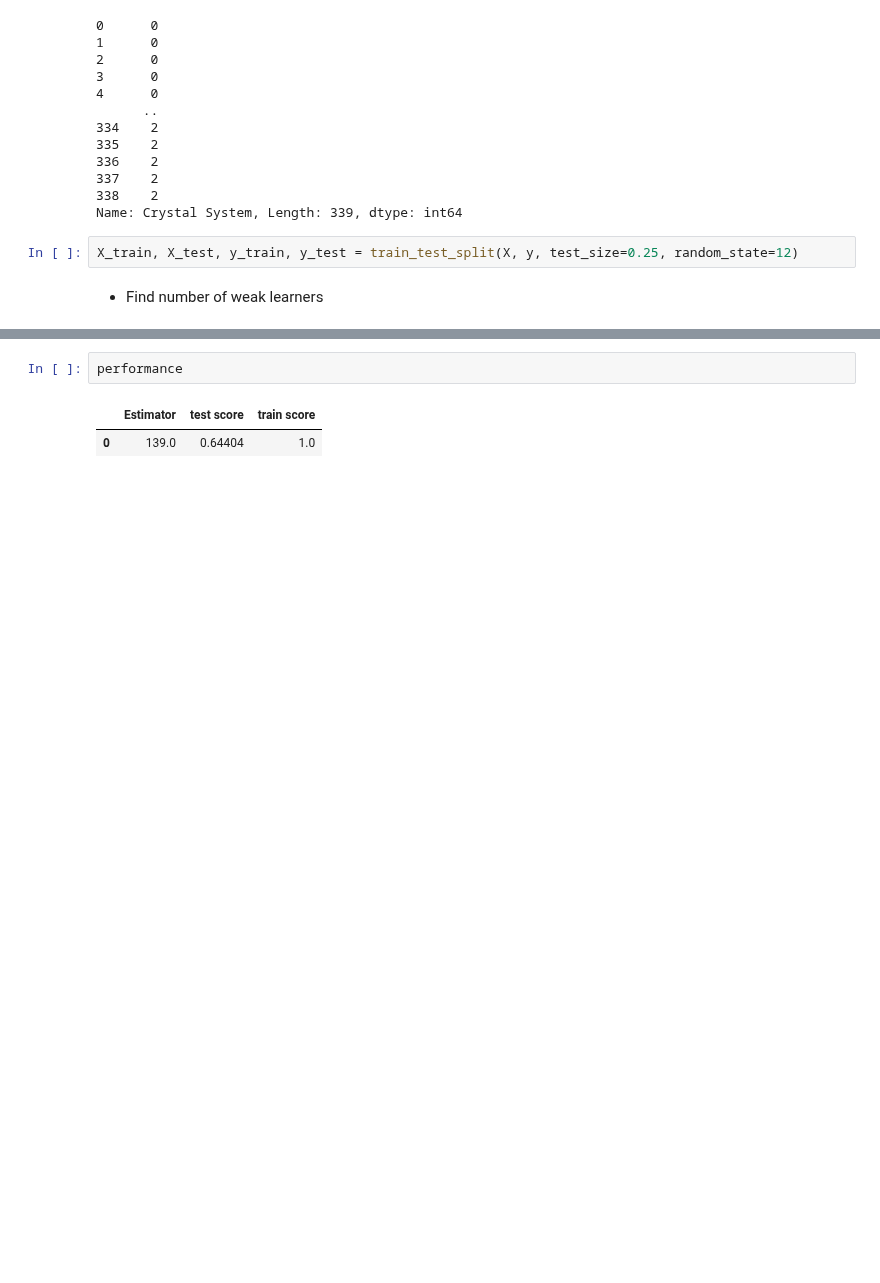
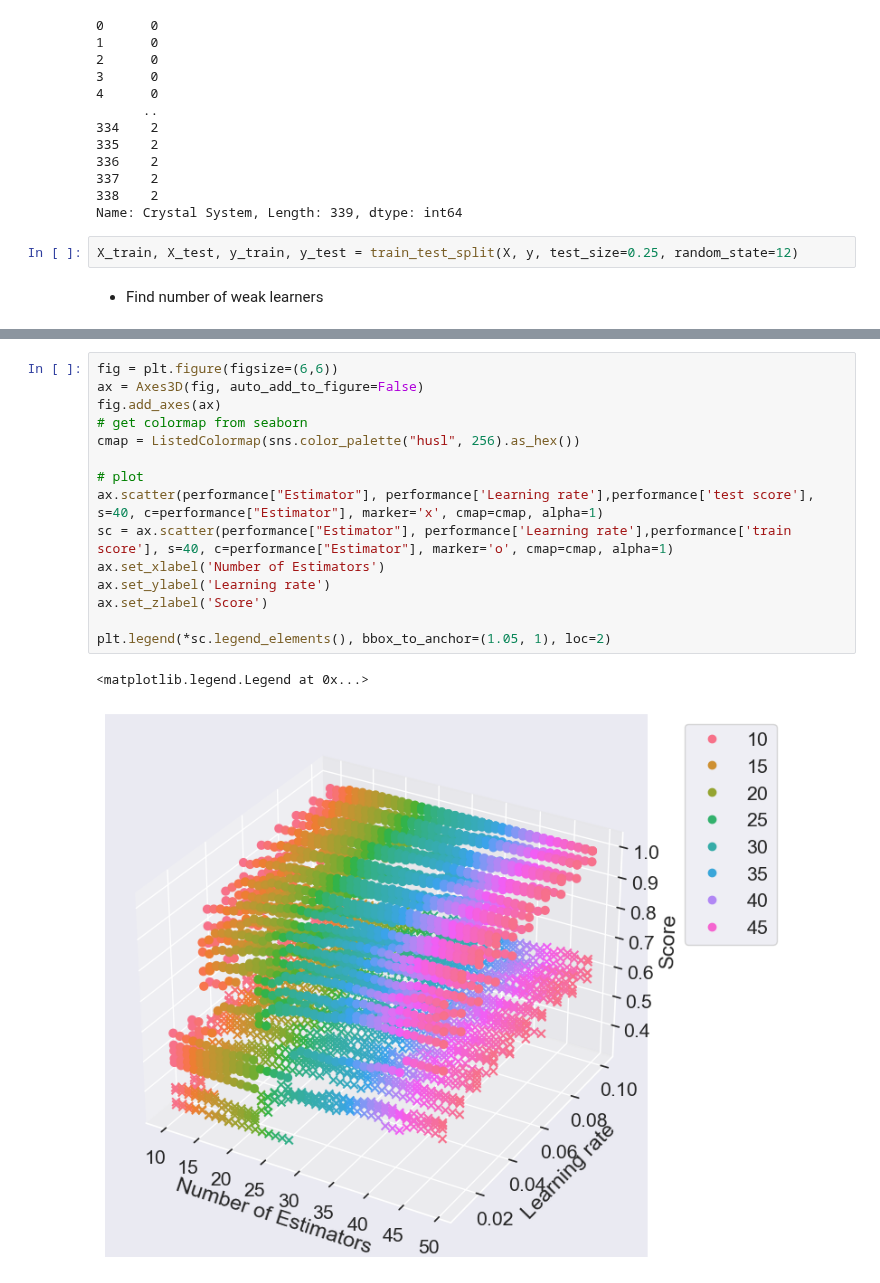
Before and after one commit to tieuandpepper/CHEE6397_HWs, a Jupyter notebook: Project/project.ipynb, the cells around one changed output, grey strips where cells are left out. Drawn from its saved outputs; the diff is of its cells as text; blank space fills up the shorter version.

```diff
--- a/Project/project.ipynb
+++ b/Project/project.ipynb
@@ -177,5 +174,18 @@ plt.show()
-# %%
-performance
-# %% [output]
-|  | Estimator | test score | train score |
-| 0 | 139.0 | 0.64404 | 1.0 |
+# %%
+fig = plt.figure(figsize=(6,6))
+ax = Axes3D(fig, auto_add_to_figure=False)
+fig.add_axes(ax)
+# get colormap from seaborn
+cmap = ListedColormap(sns.color_palette("husl", 256).as_hex())
+
+# plot
+ax.scatter(performance["Estimator"], performance['Learning rate'],performance['test score'], s=40, c=performance["Estimator"], marker='x', cmap=cmap, alpha=1)
+sc = ax.scatter(performance["Estimator"], performance['Learning rate'],performance['train score'], s=40, c=performance["Estimator"], marker='o', cmap=cmap, alpha=1)
+ax.set_xlabel('Number of Estimators')
+ax.set_ylabel('Learning rate')
+ax.set_zlabel('Score')
+
+plt.legend(*sc.legend_elements(), bbox_to_anchor=(1.05, 1), loc=2)
+# %% [output]
+<matplotlib.legend.Legend at 0x...>
+[figure, added]
```
Also changed, not shown: parts of 12 cells of this notebook.
